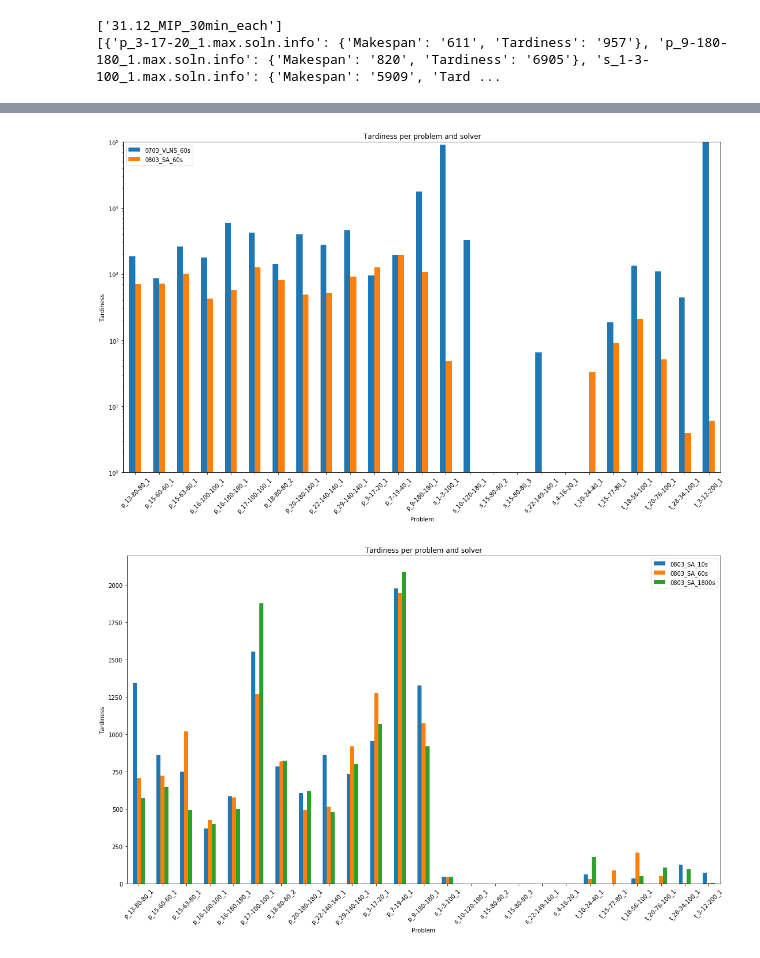
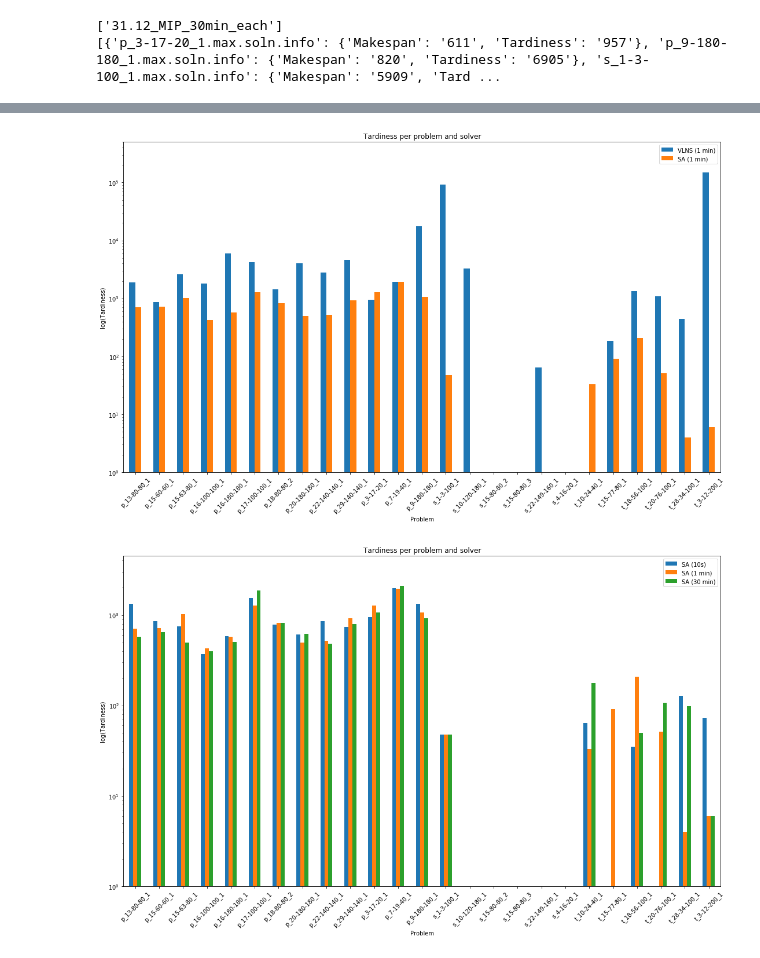
Before and after one commit to ocatias/Metaheuristic-UPMS, a Jupyter notebook: Notebooks/TestRunComparer.ipynb, the cells around one changed output, grey strips where cells are left out. Saved outputs shown, nothing was run; the diff lists cells and outputs as text; code cells hidden in the pictures.

```diff
--- a/Notebooks/TestRunComparer.ipynb
+++ b/Notebooks/TestRunComparer.ipynb
@@ -6,6 +6,9 @@ import pandas as pd
 import sys
 import glob, os
 import numpy as np
+from pathlib import Path
+
+pathToFile = os.path.abspath('')
 # %%
 def printStatistics(array, name):
     avg = np.average(array)
@@ -54,7 +57,7 @@ def calcAvgResults(path):
 
 
 
-def compareDifferentRuns(paths, ylim = None):
+def compareDifferentRuns(paths, ylim = None, names = None, pictureFileName = None):
     results = {}
     runNames = []
     for path in paths:
@@ -80,37 +83,37 @@ def compareDifferentRuns(paths, ylim = None):
 
     resultsSplitPerRun = {}
 
-    for name in runNames:
+    if(names == None):
+        names = runNames
+
+    for i,name in enumerate(runNames):
         localResults = []
         for result in results.items():
             if(name in result[1]):
                 localResults.append(result[1][name]['Tardiness'])
             else:
                 localResults.append(0)
-        resultsSplitPerRun[name] = localResults
+        resultsSplitPerRun[names[i]] = localResults
 
     labels = results.keys()
 
-    def autolabel(rects):
-        """Attach a text label above each bar in *rects*, displaying its height."""
-        for rect in rects:
-            height = rect.get_height()
-            ax.annotate('{}'.format(height),
-                        xy=(rect.get_x() + rect.get_width() / 2, height),
-                        xytext=(0, 3),  # 3 points vertical offset
-                        textcoords="offset points",
-                        ha='center', va='bottom')
+
 
     df = pd.DataFrame(resultsSplitPerRun, index=labels)
+
+
     ax = df.plot.bar(rot=0)
     fig = matplotlib.pyplot.gcf()
     fig.set_size_inches(18.5, 10.5)
     plt.xticks(rotation = 45)
     plt.yscale("log")
 
-    ax.set(xlabel='Problem', ylabel='Tardiness',
+    ax.set(xlabel='Problem', ylabel='log(Tardiness)',
        title='Tardiness per problem and solver')
     if(ylim != None):
         plt.ylim(1, ylim)
+
+    if pictureFileName is not None:
+       plt.savefig(pathToFile  + '//Pictures//' + pictureFileName + '.png')
 # %%
 compareDifferentRuns(["C:/Users/Fabian/Desktop/Informatik/CO/Experiments/0703_VLNS_1800s",
@@ -189,12 +196,16 @@ compareDifferentRuns(["C:/Users/Fabian/Desktop/Informatik/CO/Experiments/0703_VL
 # %%
 compareDifferentRuns(["C:/Users/Fabian/Desktop/Informatik/CO/Experiments/0703_VLNS_60s",
                       "C:/Users/Fabian/Desktop/Informatik/CO/Experiments/0803_SA_60s",
-                     ], 100000)
+                     ], 500000,
+                    ["VLNS (1 min)", "SA (1 min)"], "VLNSvsSA_1min")
 # %% [output]
-[figure, old version]
+[figure, new version]
 # %%
 compareDifferentRuns(["C:/Users/Fabian/Desktop/Informatik/CO/Experiments/0803_SA_10s",
                      "C:/Users/Fabian/Desktop/Informatik/CO/Experiments/0803_SA_60s",
-                     "C:/Users/Fabian/Desktop/Informatik/CO/Experiments/0803_SA_1800s"])
+                     "C:/Users/Fabian/Desktop/Informatik/CO/Experiments/0803_SA_1800s"],
+                     4500,
+                     ["SA (10s)", "SA (1 min)", "SA (30 min)"],
+                     "SAruntime")
 # %% [output]
-[figure, old version]
+[figure, new version]
```
Also changed, not shown: parts of 7 cells of this notebook, 12 other files.
